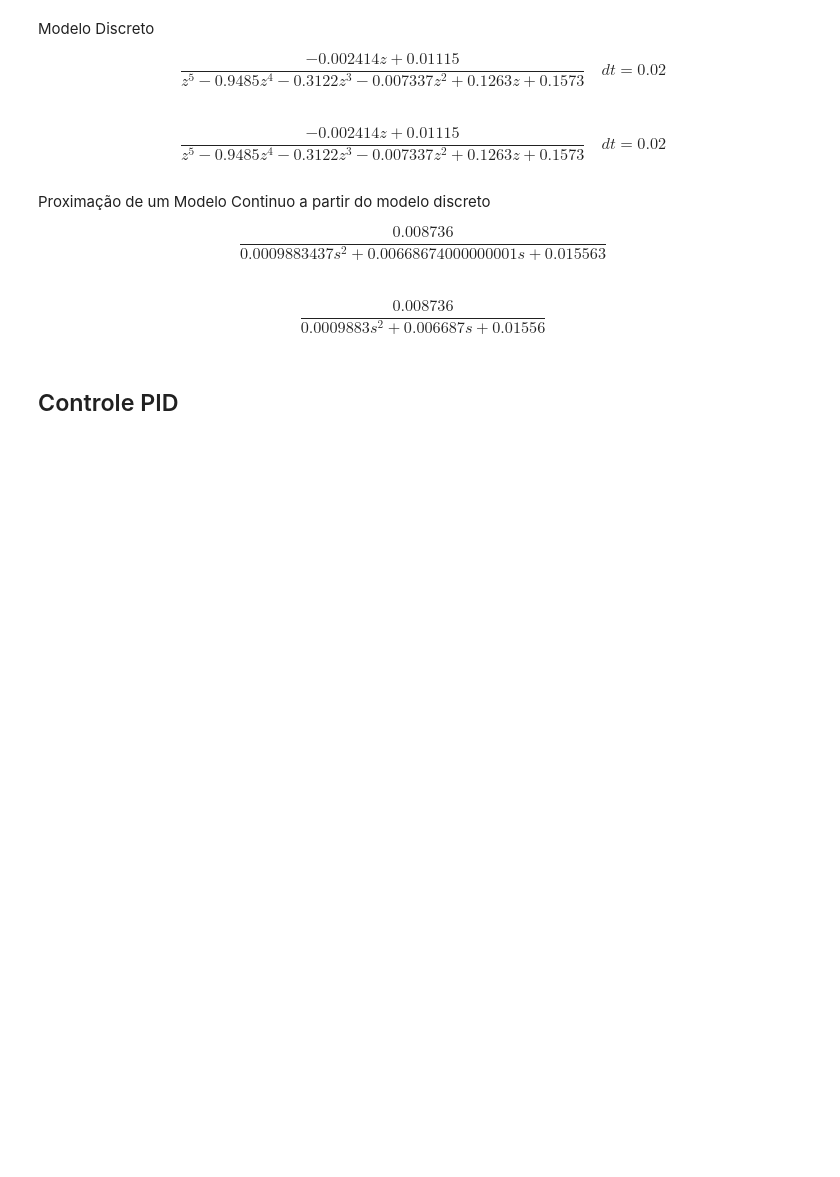
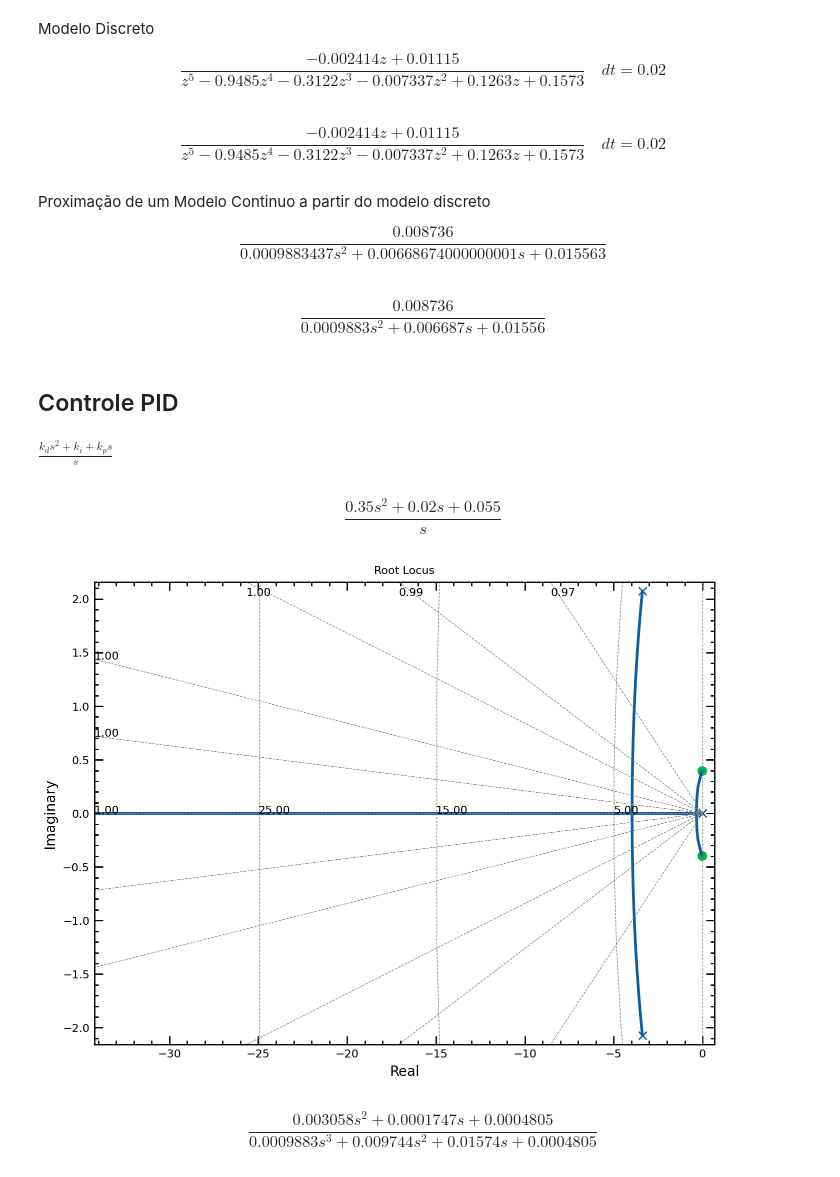
Before and after one commit to Oseiasdfarias/Projeto_Tcc_Oseias_Oficial, a Jupyter notebook: Identificacao_de_Sistemas/identificacao_aeropendulo/ident_up/validacao_modelo.ipynb, the cells around one changed output. Saved outputs shown, nothing was run; the diff lists cells and outputs as text; code cells hidden in the pictures; blank space fills up the shorter version.

```diff
--- a/Identificacao_de_Sistemas/identificacao_aeropendulo/ident_up/validacao_modelo.ipynb
+++ b/Identificacao_de_Sistemas/identificacao_aeropendulo/ident_up/validacao_modelo.ipynb
@@ -116,3 +117,32 @@ Gs
 $$\frac{0.008736}{0.0009883 s^2 + 0.006687 s + 0.01556}$$
 # %% [markdown]
 ## Controle PID
+# %%
+import sympy as sp
+s, kp, ki, kd = sp.symbols("s k_p k_i k_d")
+
+pid = (kp) + (ki/s) + kd*s
+
+pid.factor()
+# %% [output]
+$\displaystyle \frac{k_{d} s^{2} + k_{i} + k_{p} s}{s}$
+# %%
+kp_n =  0.02
+ki_n = 0.055
+kd_n = 0.35
+
+num_pid = np.array([kd_n, kp_n, ki_n])
+den_pid = np.array([0, 1, 0])
+Gpid = ct.tf(num_pid, den_pid)
+Gpid
+# %% [output]
+$$\frac{0.35 s^2 + 0.02 s + 0.055}{s}$$
+# %%
+ct.rlocus(Gs*Gpid);
+# %% [output]
+[figure, added]
+# %%
+MF = ct.feedback(Gpid*Gs, 1, -1)
+MF
+# %% [output]
+$$\frac{0.003058 s^2 + 0.0001747 s + 0.0004805}{0.0009883 s^3 + 0.009744 s^2 + 0.01574 s + 0.0004805}$$
```
Also changed, not shown: parts of 6 cells of this notebook, 25 other files.
